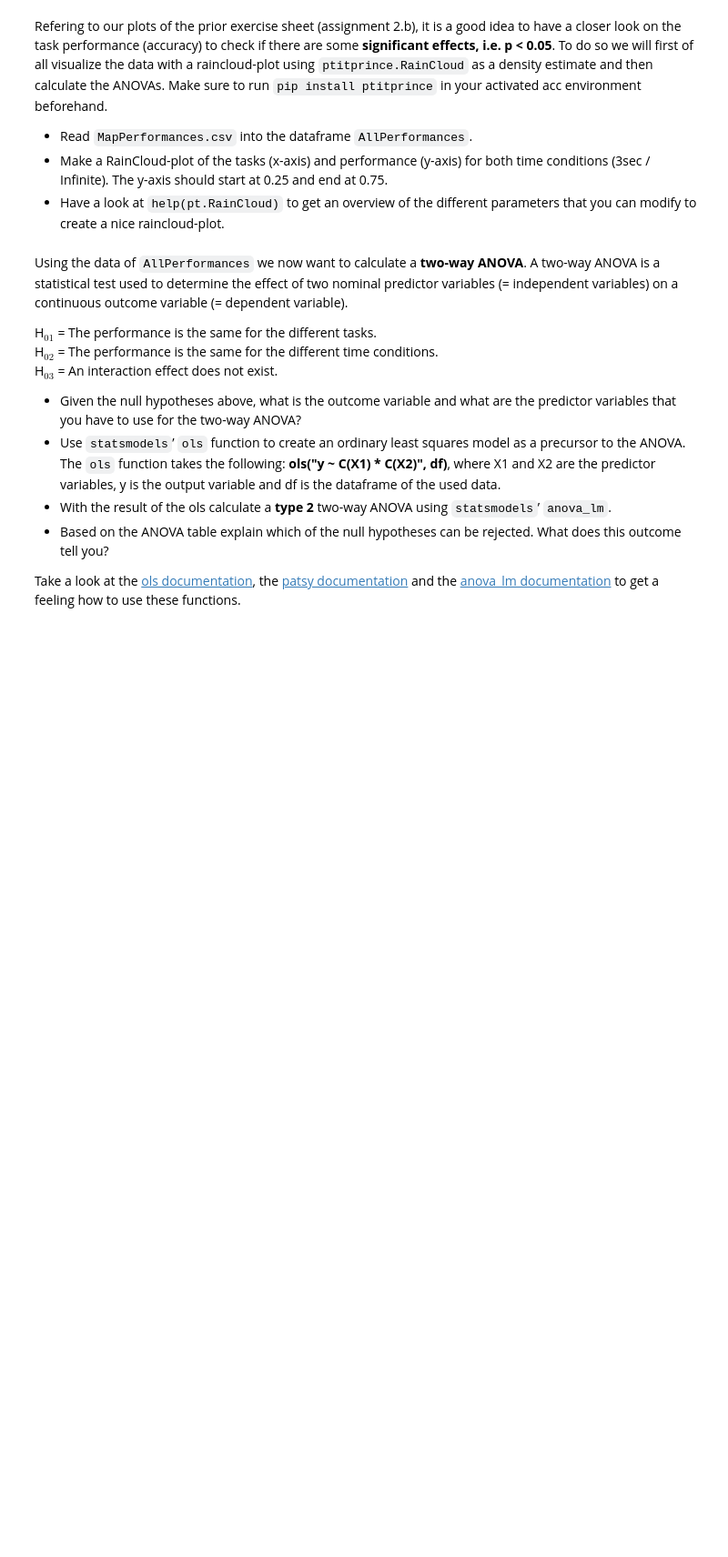
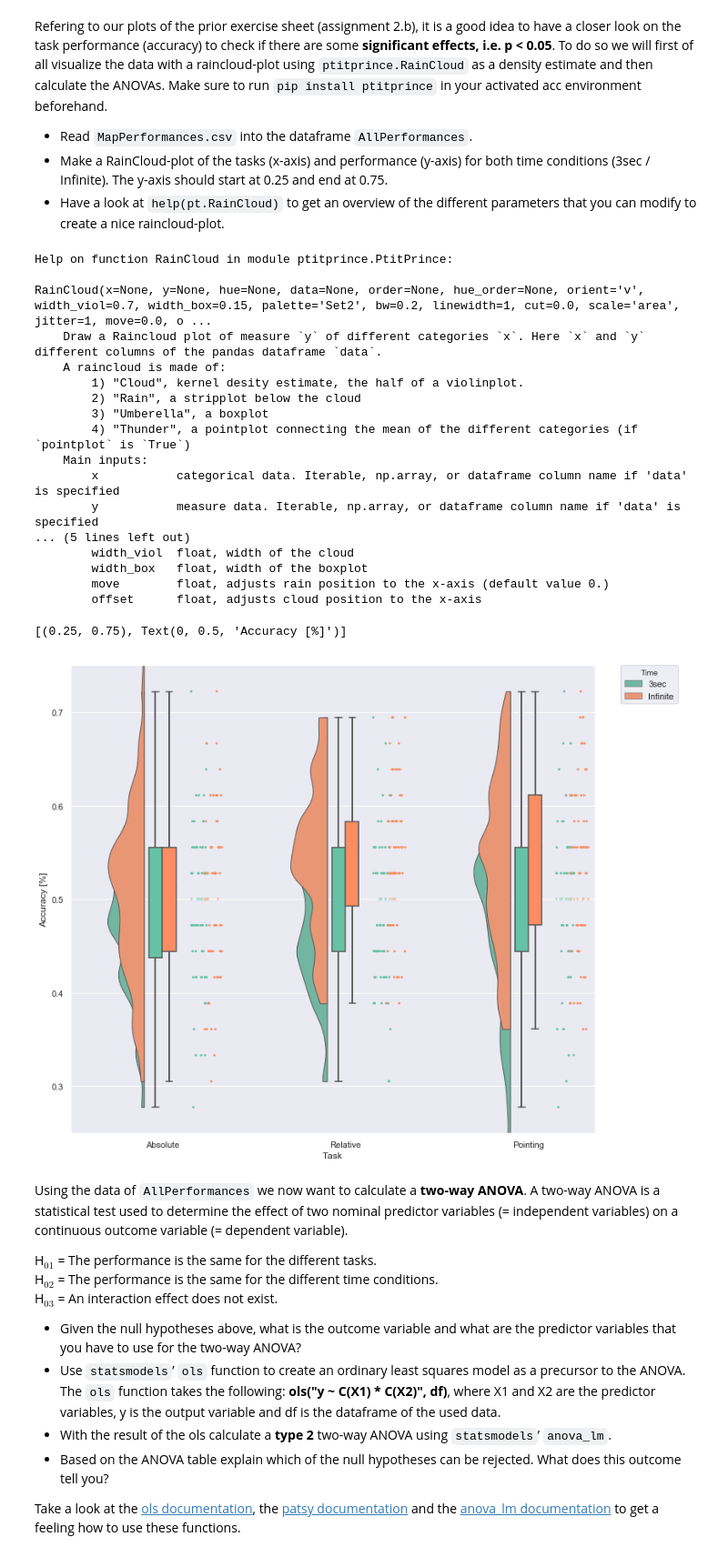
Before and after one commit to NBP-ACC/week-6-acc_2, a Jupyter notebook: sheet04.ipynb, the cells around one changed output. Shown: that part at 91% size. Saved outputs shown, nothing was run; the diff lists cells and outputs as text; code cells hidden in the pictures; blank space fills up the shorter version.

````diff
--- a/sheet04.ipynb
+++ b/sheet04.ipynb
@@ -95,3 +91,31 @@ help(pt.RainCloud)
+# %%
+DATA_PATH = Path("Data", "MapPerformances.csv")
+AllPerformances =  pd.read_csv(DATA_PATH)
+
+
+r =  pt.RainCloud( y = 'Performance', x ='Task', hue = 'Time', data = AllPerformances, dodge = True,
+                  offset = 0.1, move= 0.24,width_viol = 0.4)
+r.set(ylim = (0.25,0.75) ,ylabel = 'Accuracy [%]' )
+# %% [output]
+Help on function RainCloud in module ptitprince.PtitPrince:
+
+RainCloud(x=None, y=None, hue=None, data=None, order=None, hue_order=None, orient='v', width_viol=0.7, width_box=0.15, palette='Set2', bw=0.2, linewidth=1, cut=0.0, scale='area', jitter=1, move=0.0, o ...
+    Draw a Raincloud plot of measure `y` of different categories `x`. Here `x` and `y` different columns of the pandas dataframe `data`.
+    A raincloud is made of:
+        1) "Cloud", kernel desity estimate, the half of a violinplot.
+        2) "Rain", a stripplot below the cloud
+        3) "Umberella", a boxplot
+        4) "Thunder", a pointplot connecting the mean of the different categories (if `pointplot` is `True`)
+    Main inputs:
+        x           categorical data. Iterable, np.array, or dataframe column name if 'data' is specified
+        y           measure data. Iterable, np.array, or dataframe column name if 'data' is specified
+... (5 lines left out)
+        width_viol  float, width of the cloud
+        width_box   float, width of the boxplot
+        move        float, adjusts rain position to the x-axis (default value 0.)
+        offset      float, adjusts cloud position to the x-axis
+[(0.25, 0.75), Text(0, 0.5, 'Accuracy [%]')]
+[figure, added]
 # %% [markdown]
 Using the data of ```AllPerformances``` we now want to calculate a **two-way ANOVA**. A two-way ANOVA is a statistical test used to determine the effect of two nominal predictor variables (= independent variables) on a continuous outcome variable (= dependent variable).
 
````
Also changed, not shown: parts of 5 cells of this notebook.
